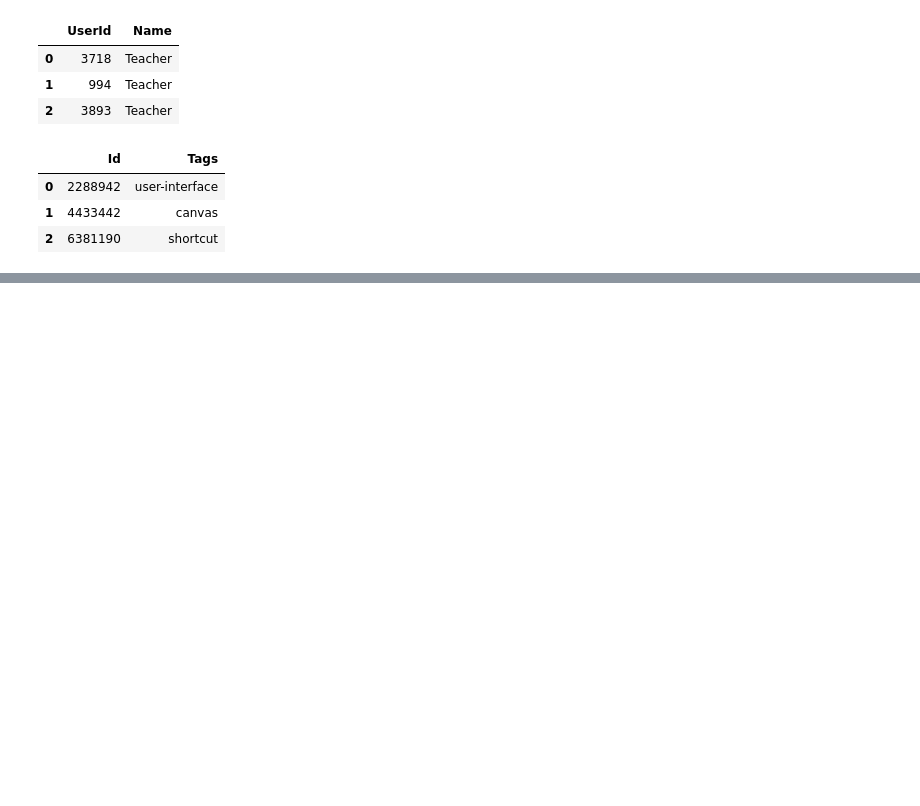
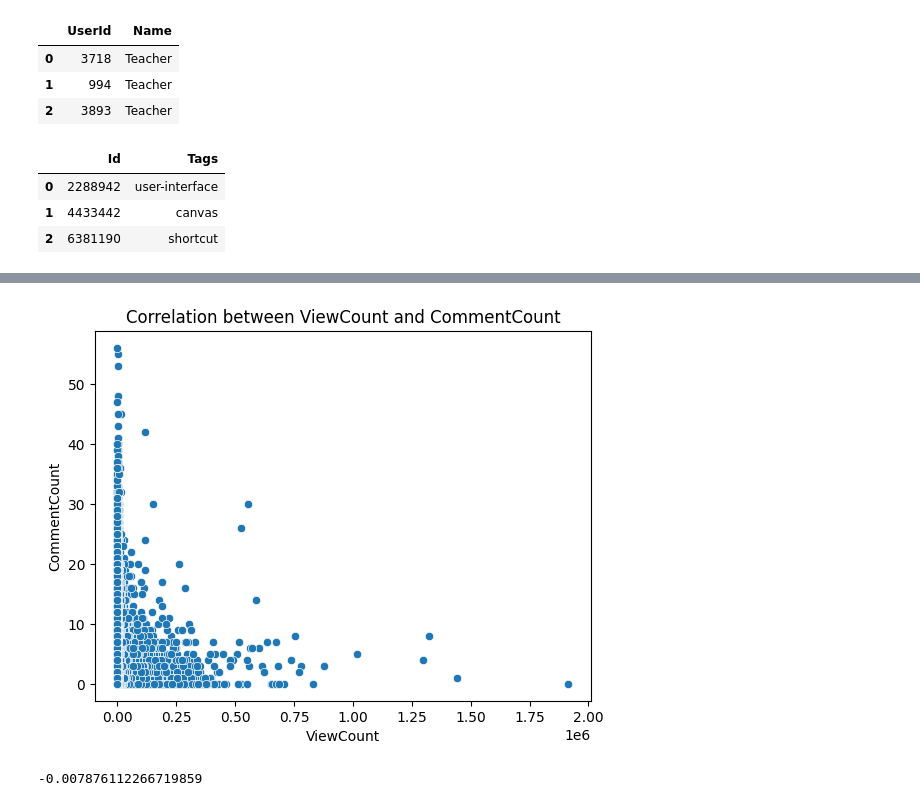
Before and after one commit to mostafa-ja/Data-Mining-fall-2023, a Jupyter notebook: Data_Mining2.ipynb, the cells around one changed output, grey strips where cells are left out. Saved outputs shown, nothing was run; the diff lists cells and outputs as text; code cells hidden in the pictures; blank space fills up the shorter version.

```diff
--- a/Data_Mining2.ipynb
+++ b/Data_Mining2.ipynb
@@ -105,0 +159,15 @@ tags.head(3)
+# %%
+# Plotting correlation between Column1 and Column2
+sns.scatterplot(x='ViewCount', y='CommentCount', data=questions)
+plt.title('Correlation between ViewCount and CommentCount')
+plt.xlabel('ViewCount')
+plt.ylabel('CommentCount')
+plt.show()
+# %% [output]
+[figure, added]
+# %%
+# Calculating the correlation between 'Column1' and 'Column2'
+correlation = questions['CommentCount'].corr(questions['ViewCount'])
+correlation
+# %% [output]
+-0.007876112266719859
```
Also changed, not shown: parts of 8 cells of this notebook.
